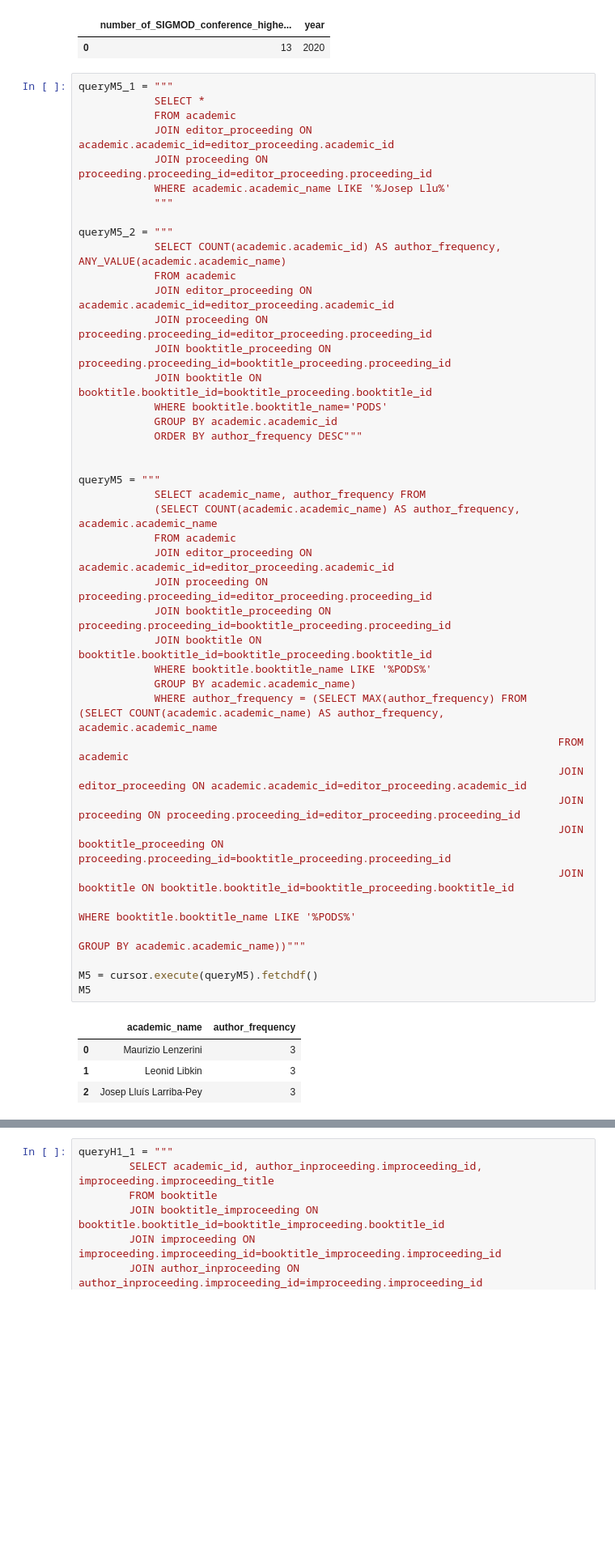
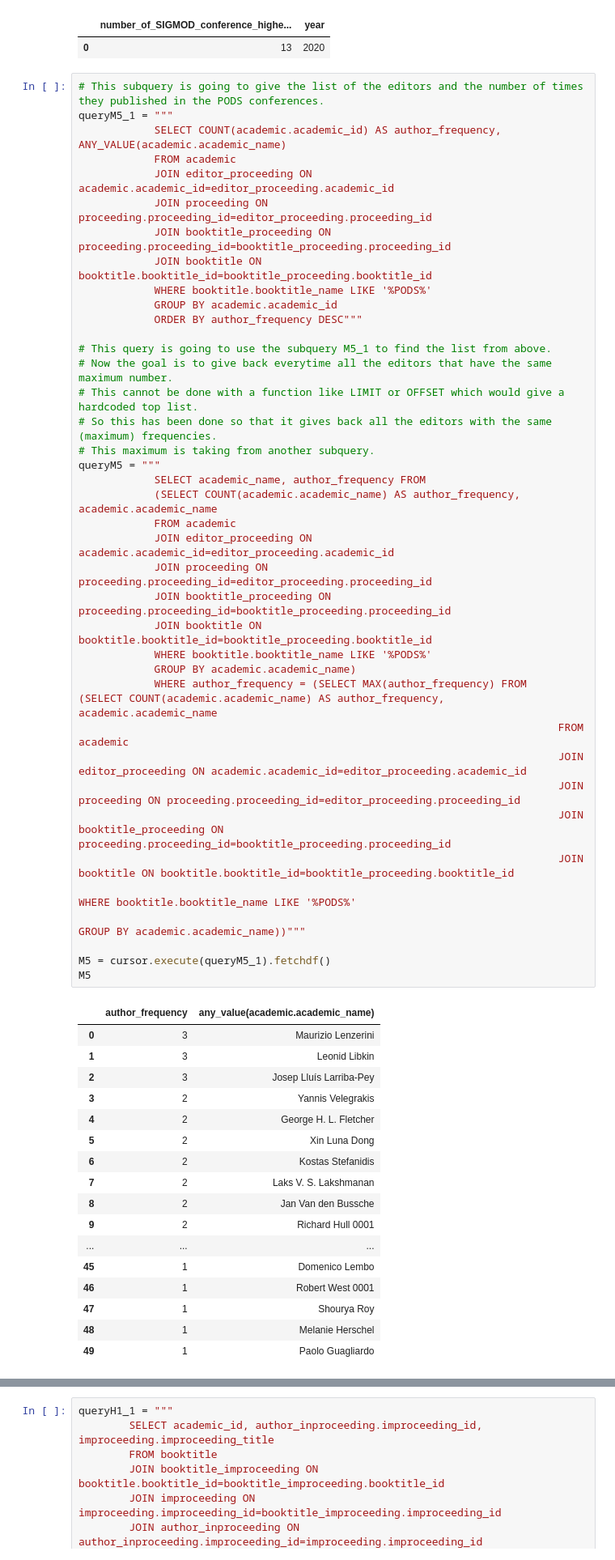
Before and after one commit to OGnTn/daos_project, a Jupyter notebook: duck_queries.ipynb, the cells around one changed output, grey strips where cells are left out. Shown: that part at 81% size. Saved outputs shown, nothing was run; the diff lists cells and outputs as text; blank space fills up the shorter version.

```diff
--- a/duck_queries.ipynb
+++ b/duck_queries.ipynb
@@ -298,52 +298,62 @@ M4
 |  | number_of_SIGMOD_conference_highe... | year |
 | 0 | 13 | 2020 |
 # %%
+# This subquery is going to give the list of the editors and the number of times they published in the PODS conferences.
 queryM5_1 = """
-            SELECT *
-            FROM academic
-            JOIN editor_proceeding ON academic.academic_id=editor_proceeding.academic_id
-            JOIN proceeding ON proceeding.proceeding_id=editor_proceeding.proceeding_id
-            WHERE academic.academic_name LIKE '%Josep Llu%'
-            """
-
-queryM5_2 = """
             SELECT COUNT(academic.academic_id) AS author_frequency, ANY_VALUE(academic.academic_name)
             FROM academic
             JOIN editor_proceeding ON academic.academic_id=editor_proceeding.academic_id
             JOIN proceeding ON proceeding.proceeding_id=editor_proceeding.proceeding_id
             JOIN booktitle_proceeding ON proceeding.proceeding_id=booktitle_proceeding.proceeding_id
             JOIN booktitle ON booktitle.booktitle_id=booktitle_proceeding.booktitle_id
-            WHERE booktitle.booktitle_name='PODS'
+            WHERE booktitle.booktitle_name LIKE '%PODS%'
             GROUP BY academic.academic_id
             ORDER BY author_frequency DESC"""
 
-
+# This query is going to use the subquery M5_1 to find the list from above.
+# Now the goal is to give back everytime all the editors that have the same maximum number.
+# This cannot be done with a function like LIMIT or OFFSET which would give a hardcoded top list.
+# So this has been done so that it gives back all the editors with the same (maximum) frequencies.
+# This maximum is taking from another subquery.
 queryM5 = """
             SELECT academic_name, author_frequency FROM
             (SELECT COUNT(academic.academic_name) AS author_frequency, academic.academic_name
             FROM academic
             JOIN editor_proceeding ON academic.academic_id=editor_proceeding.academic_id
             JOIN proceeding ON proceeding.proceeding_id=editor_proceeding.proceeding_id
             JOIN booktitle_proceeding ON proceeding.proceeding_id=booktitle_proceeding.proceeding_id
             JOIN booktitle ON booktitle.booktitle_id=booktitle_proceeding.booktitle_id
             WHERE booktitle.booktitle_name LIKE '%PODS%'
             GROUP BY academic.academic_name)
             WHERE author_frequency = (SELECT MAX(author_frequency) FROM     (SELECT COUNT(academic.academic_name) AS author_frequency, academic.academic_name
                                                                             FROM academic
                                                                             JOIN editor_proceeding ON academic.academic_id=editor_proceeding.academic_id
                                                                             JOIN proceeding ON proceeding.proceeding_id=editor_proceeding.proceeding_id
                                                                             JOIN booktitle_proceeding ON proceeding.proceeding_id=booktitle_proceeding.proceeding_id
                                                                             JOIN booktitle ON booktitle.booktitle_id=booktitle_proceeding.booktitle_id
                                                                             WHERE booktitle.booktitle_name LIKE '%PODS%'
                                                                             GROUP BY academic.academic_name))"""
 
-M5 = cursor.execute(queryM5).fetchdf()
+M5 = cursor.execute(queryM5_1).fetchdf()
 M5
 # %% [output]
-|  | academic_name | author_frequency |
-| 0 | Maurizio Lenzerini | 3 |
-| 1 | Leonid Libkin | 3 |
-| 2 | Josep Lluís Larriba-Pey | 3 |
+|  | author_frequency | any_value(academic.academic_name) |
+| 0 | 3 | Maurizio Lenzerini |
+| 1 | 3 | Leonid Libkin |
+| 2 | 3 | Josep Lluís Larriba-Pey |
+| 3 | 2 | Yannis Velegrakis |
+| 4 | 2 | George H. L. Fletcher |
+| 5 | 2 | Xin Luna Dong |
+| 6 | 2 | Kostas Stefanidis |
+| 7 | 2 | Laks V. S. Lakshmanan |
+| 8 | 2 | Jan Van den Bussche |
+| 9 | 2 | Richard Hull 0001 |
+| ... | ... | ... |
+| 45 | 1 | Domenico Lembo |
+| 46 | 1 | Robert West 0001 |
+| 47 | 1 | Shourya Roy |
+| 48 | 1 | Melanie Herschel |
+| 49 | 1 | Paolo Guagliardo |
 # %%
 #Find the academic with the most publishings, and give the academic_id back (together with the amount of publishings)
 queryM6_1 = """
```
Also changed, not shown: parts of 1 cell of this notebook.
